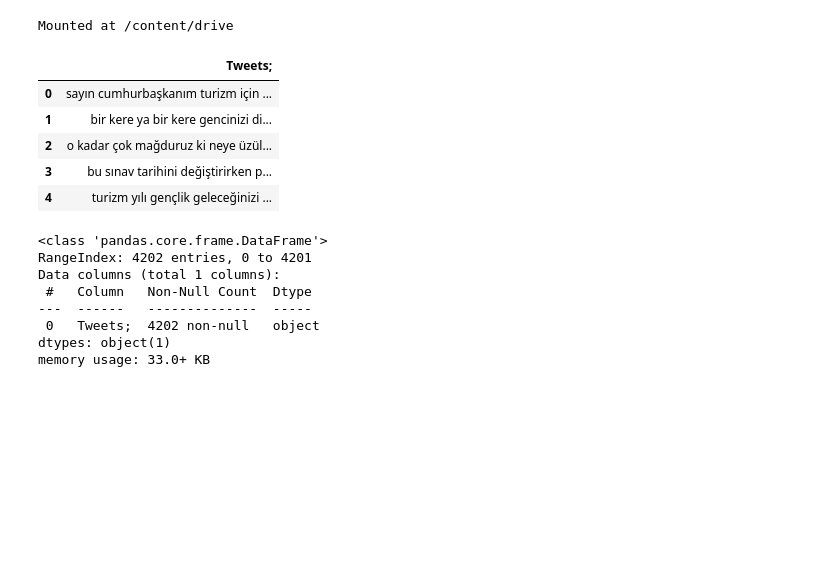
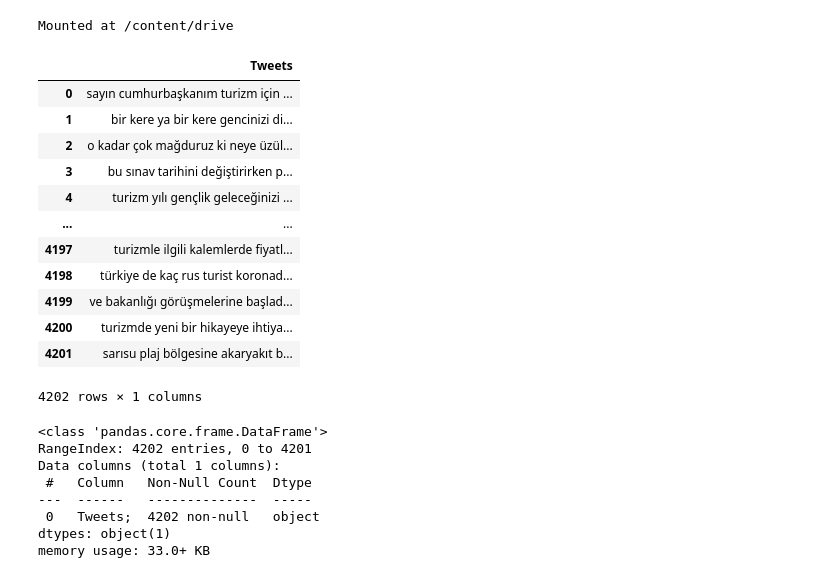
Before and after one commit to alperbayram/Turkish-NLP-examples, a Jupyter notebook: BERT_Text_classification.ipynb, the cells around one changed output. Saved outputs shown, nothing was run; the diff lists cells and outputs as text; code cells hidden in the pictures; blank space fills up the shorter version.

```diff
--- a/BERT_Text_classification.ipynb
+++ b/BERT_Text_classification.ipynb
@@ -46,14 +46,21 @@ Mounted at /content/drive
 df = pd.read_csv(data_path + 'TrkceTwit.csv')
 df_Tweets = pd.DataFrame(df)
 # %%
-df_Tweets.head()
+df_Tweets
 # %% [output]
-|  | Tweets; |
+|  | Tweets |
 | 0 | sayın cumhurbaşkanım turizm için ... |
 | 1 | bir kere ya bir kere gencinizi di... |
 | 2 | o kadar çok mağduruz ki neye üzül... |
 | 3 | bu sınav tarihini değiştirirken p... |
 | 4 | turizm yılı gençlik geleceğinizi ... |
+| ... | ... |
+| 4197 | turizmle ilgili kalemlerde fiyatl... |
+| 4198 | türkiye de kaç rus turist koronad... |
+| 4199 | ve bakanlığı görüşmelerine başlad... |
+| 4200 | turizmde yeni bir hikayeye ihtiya... |
+| 4201 | sarısu plaj bölgesine akaryakıt b... |
+4202 rows × 1 columns
 # %%
 df_Tweets.info()
 # %% [output]
```
Also changed, not shown: parts of 8 cells of this notebook.
